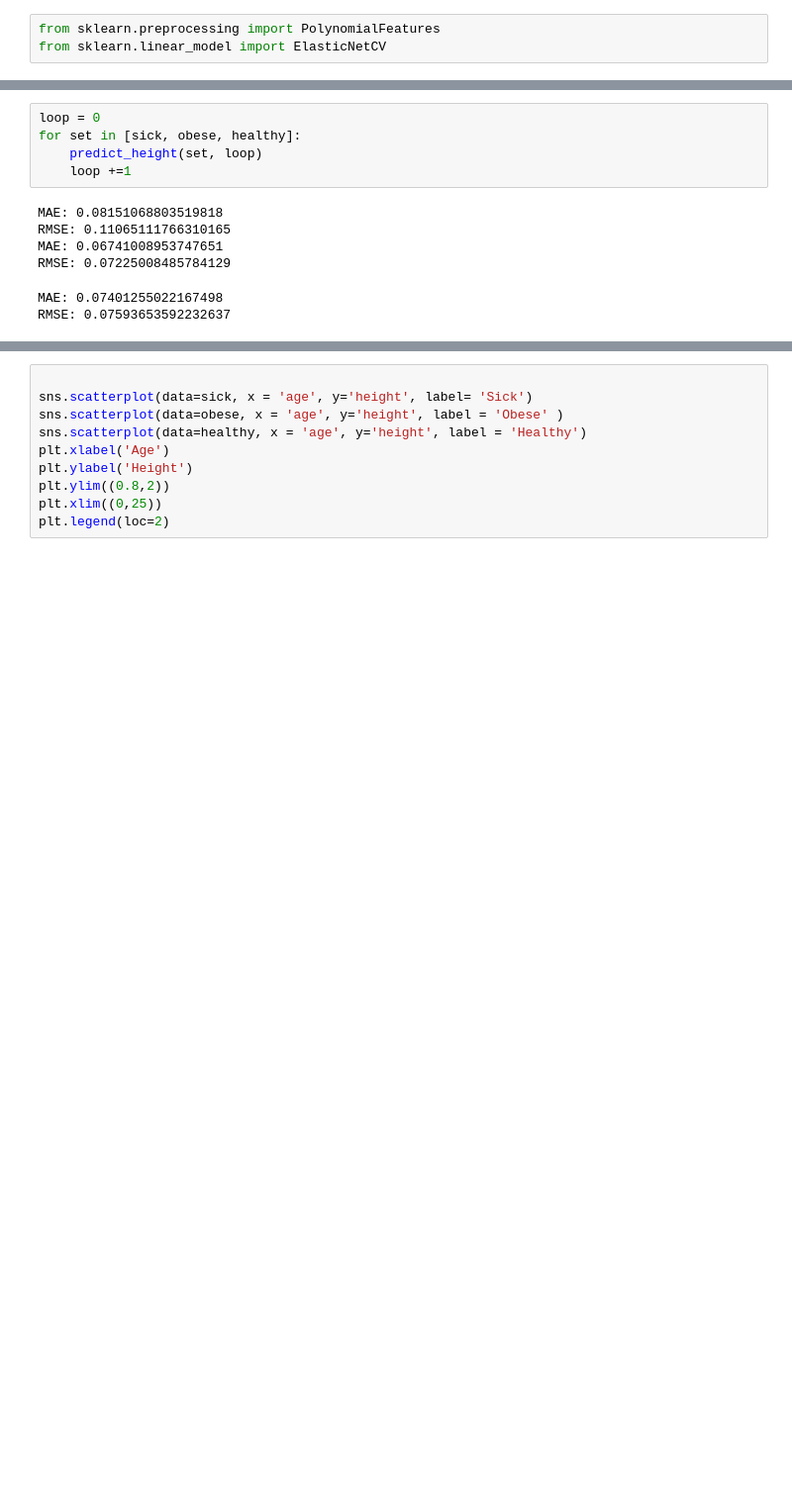
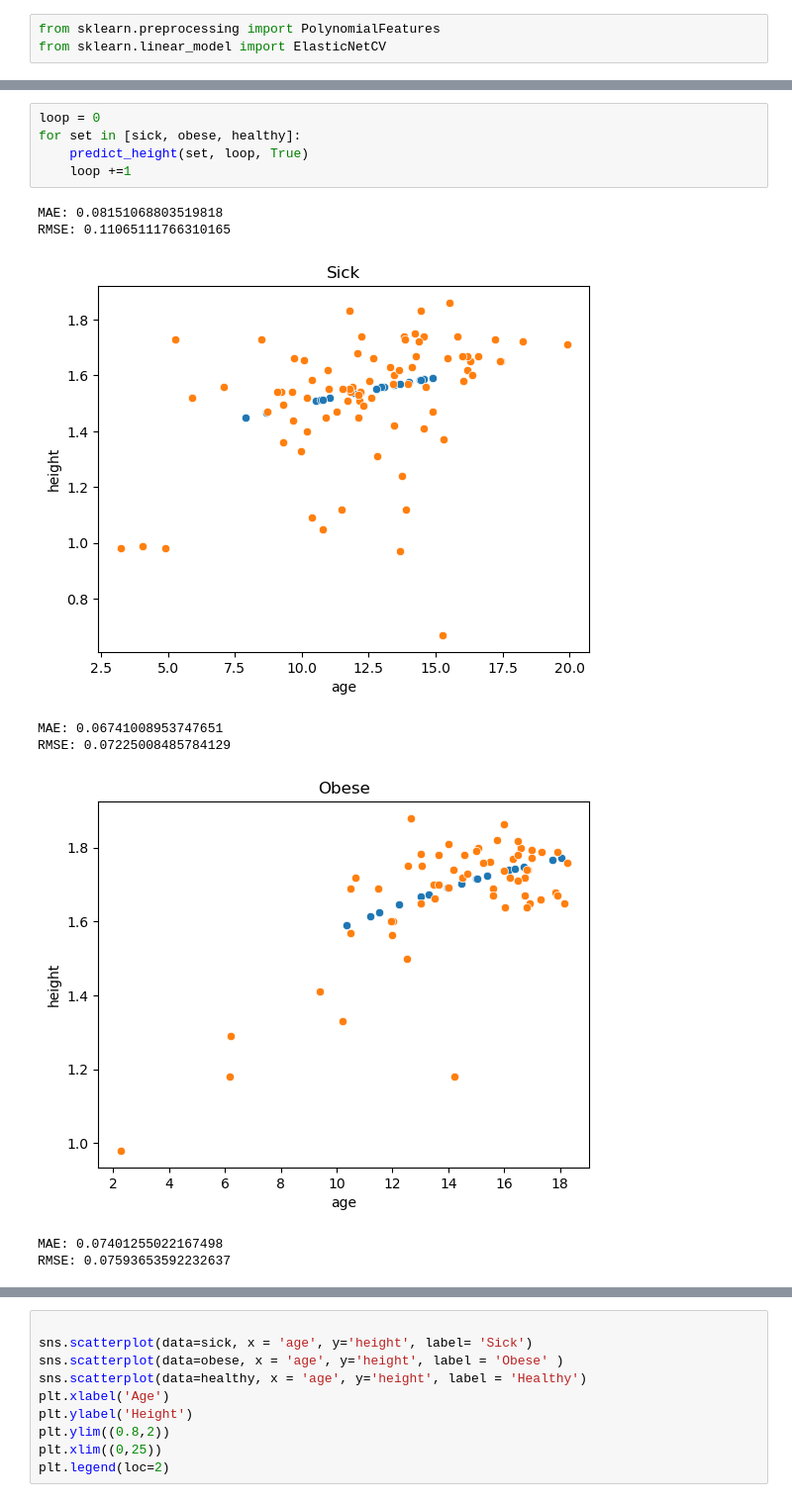
Before and after one commit to jakubpludowski/NAFLD-classifier, a Jupyter notebook: data_loader.ipynb, the cells around one changed output, grey strips where cells are left out. Shown at 99% size. Cells and saved outputs as stored; diff of their text form; blank space fills up the shorter version.

```diff
--- a/data_loader.ipynb
+++ b/data_loader.ipynb
@@ -240,12 +285,14 @@ def predict_height(set, loop, plots = False):
 # %%
 loop = 0
 for set in [sick, obese, healthy]:
-    predict_height(set, loop)
+    predict_height(set, loop, True)
     loop +=1
 # %% [output]
 MAE: 0.08151068803519818
 RMSE: 0.11065111766310165
-MAE: 0.06741008953747651
-RMSE: 0.07225008485784129
+[figure, added]
-MAE: 0.07401255022167498
-RMSE: 0.07593653592232637
+MAE: 0.06741008953747651
+RMSE: 0.07225008485784129
+[figure, added]
+MAE: 0.07401255022167498
+RMSE: 0.07593653592232637
```
Also changed, not shown: parts of 28 cells of this notebook, 1 other file.
